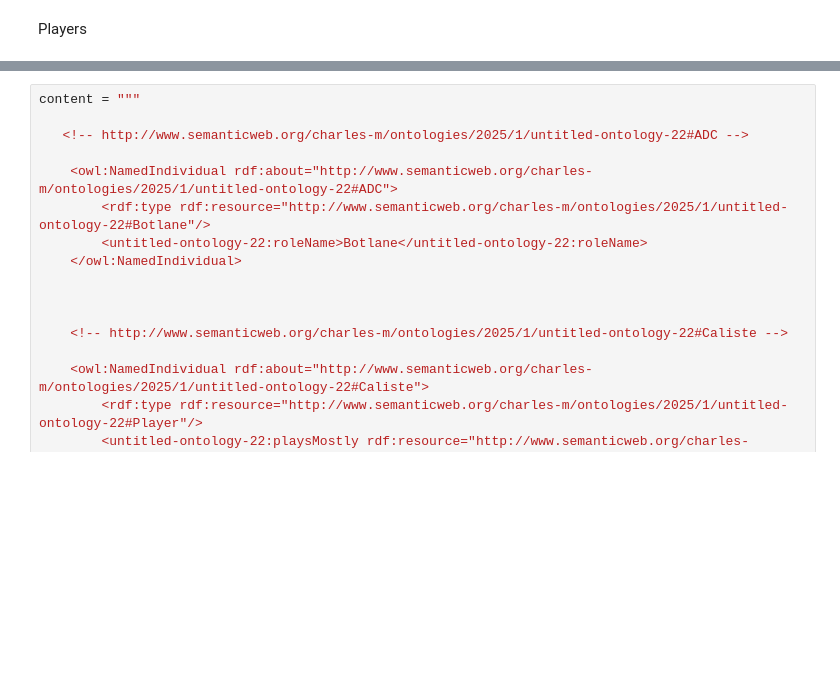
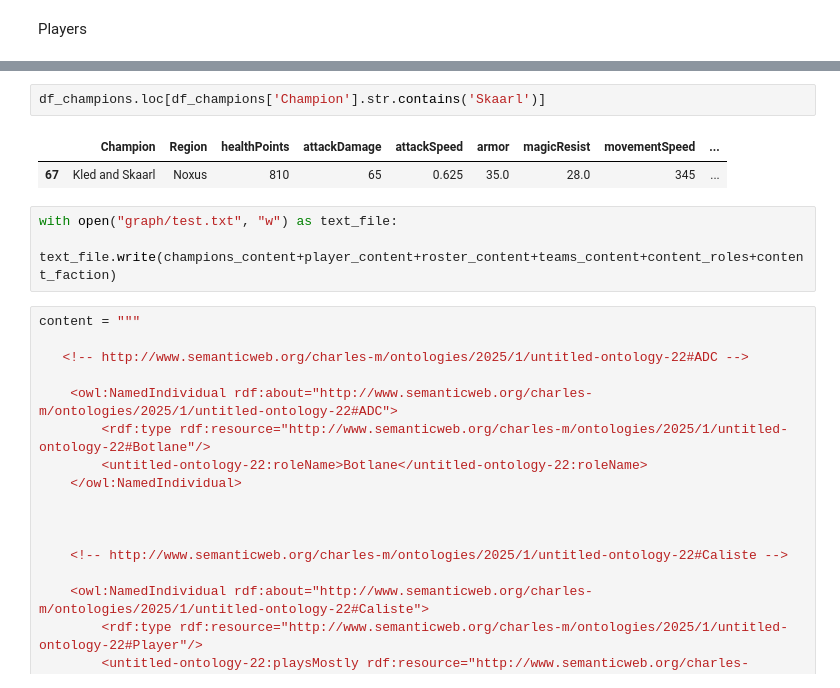
Before and after one commit to garou404/Knowledge-Graph-Application-Project, a Jupyter notebook: create_rdf_file.ipynb, the cells around one changed output, grey strips where cells are left out. Saved outputs shown, nothing was run; the diff lists cells and outputs as text; blank space fills up the shorter version.

```diff
--- a/create_rdf_file.ipynb
+++ b/create_rdf_file.ipynb
@@ -274,3 +317,11 @@ Players
+# %%
+df_champions.loc[df_champions['Champion'].str.contains('Skaarl')]
+# %% [output]
+|  | Champion | Region | healthPoints | attackDamage | attackSpeed | armor | magicResist | movementSpeed | ... |
+| 67 | Kled and Skaarl | Noxus | 810 | 65 | 0.625 | 35.0 | 28.0 | 345 | ... |
+# %%
+with open("graph/test.txt", "w") as text_file:
+    text_file.write(champions_content+player_content+roster_content+teams_content+content_roles+content_faction)
 # %%
 content = """
 
```
Also changed, not shown: parts of 6 cells of this notebook, 7 other files.
